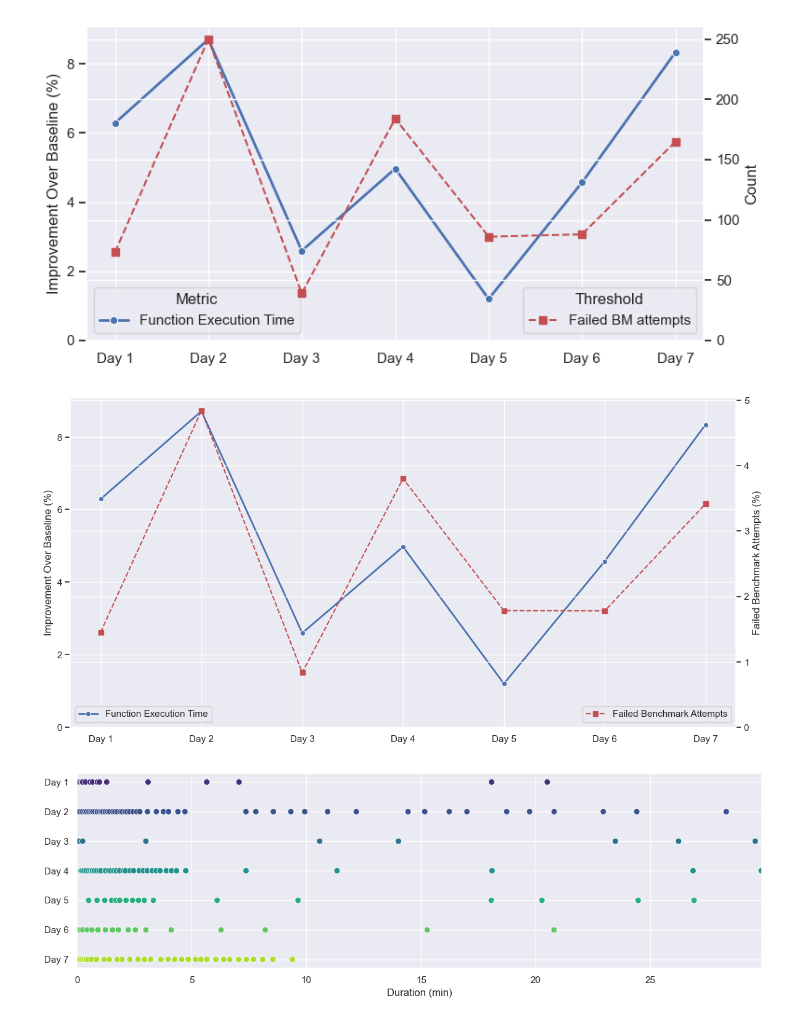
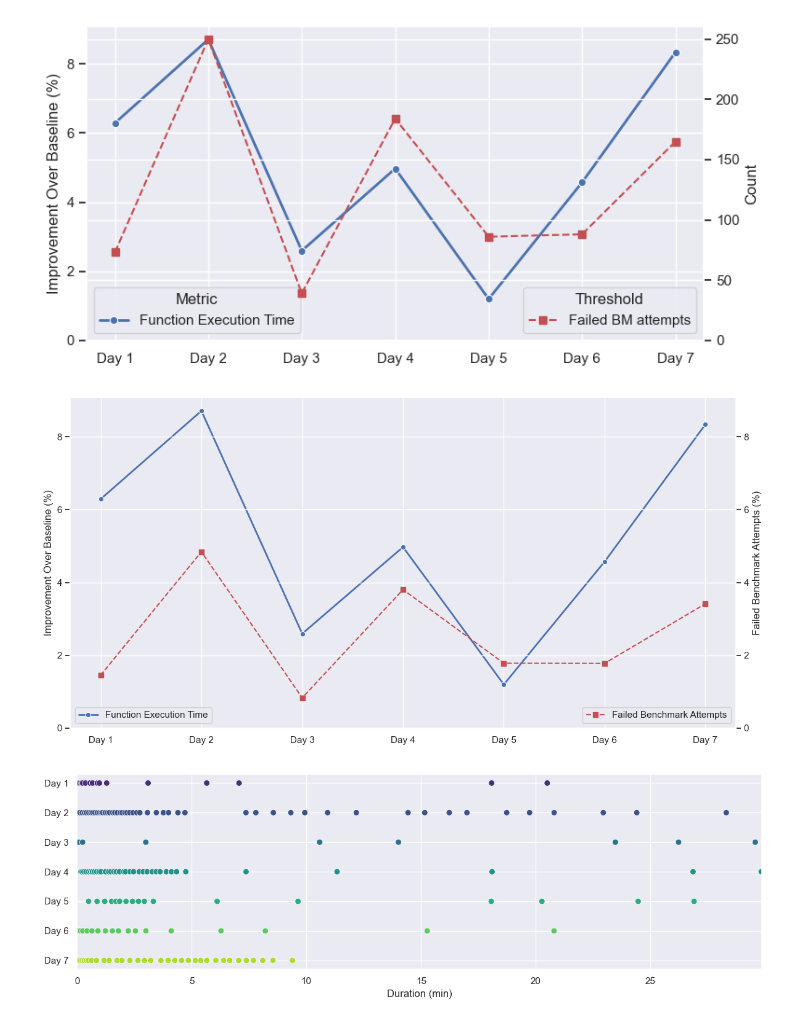
Before and after one commit to nilshoeller/minos, a Jupyter notebook: jupyter/workflow-2.ipynb, the cells around one changed output. Cells and saved outputs as stored; diff of their text form; code cells hidden in the pictures.

```diff
--- a/jupyter/workflow-2.ipynb
+++ b/jupyter/workflow-2.ipynb
@@ -34,7 +34,7 @@ y_axis_label = "Improvement Over Baseline (%)"
 
 y_axis_label_bm_failed_attempts = "Failed Benchmark Attempts (%)"
 
-file_ending = ".png"
+file_ending = ".pdf"
 
 folder_singular_graphs = "./experiment_plots/singular-graphs"
 folder_grouped_graphs = "./experiment_plots/grouped-graphs"
@@ -932,35 +932,43 @@ ax1.set_ylim(bottom=0)
 # Add a second y-axis (Milliseconds)
 ax2 = ax1.twinx()
 ax2.plot(
     df_function_execution_time["day_label"].unique(),
     failed_benchmark_count_percentage_array,
     color=palette[3],
     linestyle="--",
     marker="s",
     label="Failed Benchmark Attempts"
 )
 
 # Set labels for the second y-axis
 ax2.set_ylabel(y_axis_label_bm_failed_attempts)
 ax2.tick_params(axis='y')
 
 # Add legends
 ax1.legend(title=None, loc="lower left")
 ax2.legend(title=None, loc="lower right")
 
-ax2.set_ylim(bottom=0)
+# ax2.set_ylim(bottom=0)
+# Determine the common y-axis limits
+y1_min, y1_max = ax1.get_ylim()
+y2_min, y2_max = ax2.get_ylim()
+common_max = max(y1_max, y2_max)
+
+# Apply the same limits to both y-axes
+ax1.set_ylim(0, common_max)
+ax2.set_ylim(0, common_max)
 
 # Adjust layout
 plt.tight_layout()
 
 # SAVE PLOT
 plot_filename = os.path.join(folder_analysis, "function_execution-vs-failed_bm_percentage" + file_ending)
 plt.savefig(plot_filename)
 
 # Show plot
 plt.show()
 # %% [output]
-[figure, old version]
+[figure, new version]
 # %%
 # 6TH ANALYSE FAILED BM ATTEMPTS
 aggregated_timestamps = []
```
Also changed, not shown: parts of 1 cell of this notebook, 14 other files.
